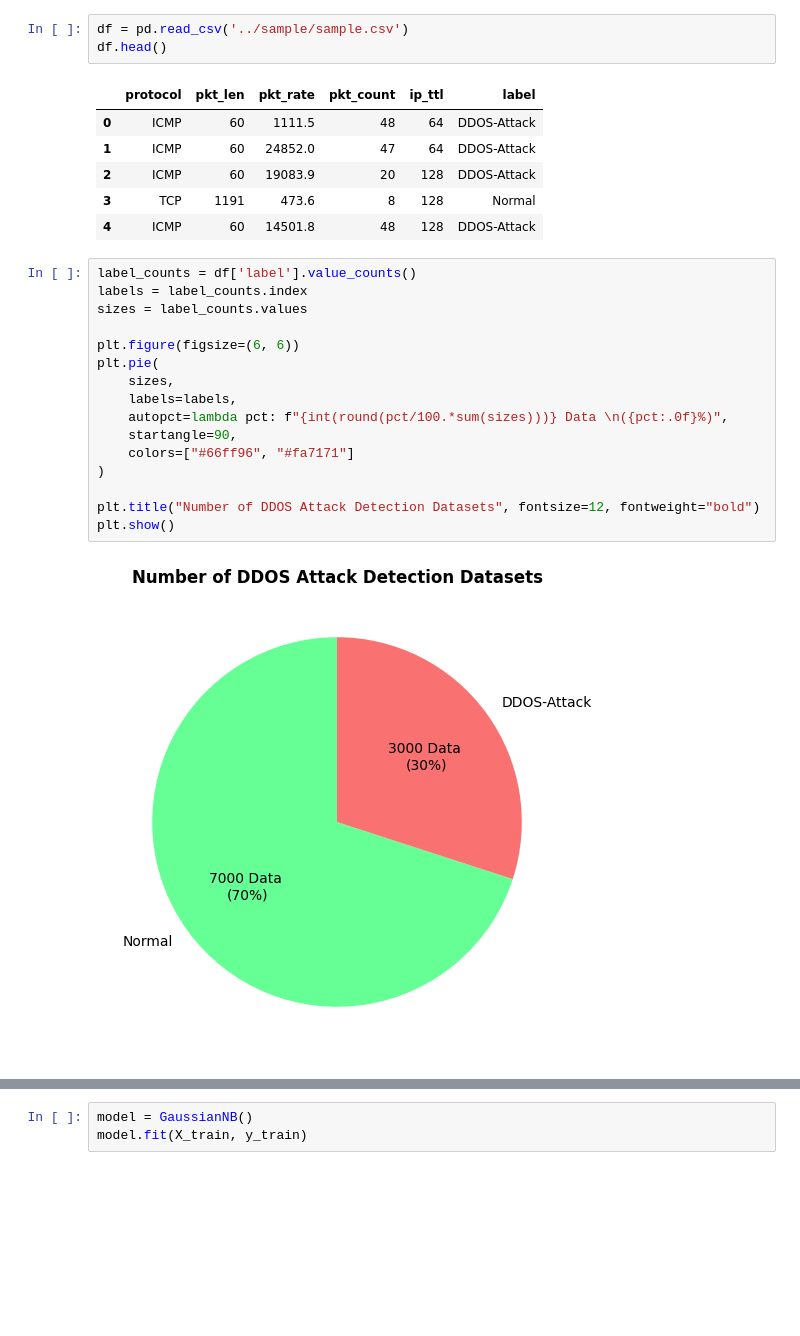
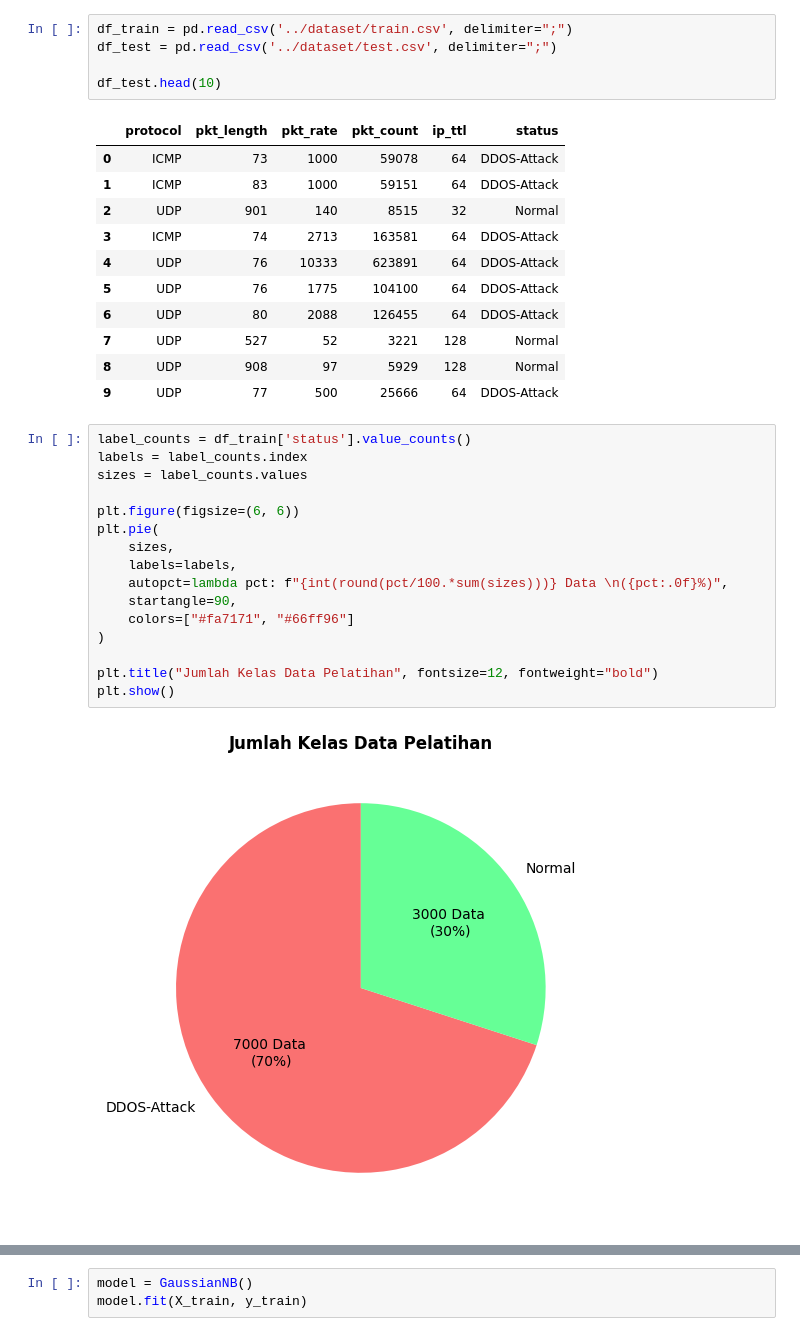
Before and after one commit to Liando18/deteksi-ddos, a Jupyter notebook: model/pelatihan-model.ipynb, the cells around one changed output, grey strips where cells are left out. Cells and saved outputs as stored; diff of their text form; blank space fills up the shorter version.

```diff
--- a/model/pelatihan-model.ipynb
+++ b/model/pelatihan-model.ipynb
@@ -9,29 +9,36 @@ import matplotlib.pyplot as plt
 import joblib
 # %%
-df = pd.read_csv('../sample/sample.csv')
-df.head()
+df_train = pd.read_csv('../dataset/train.csv', delimiter=";")
+df_test = pd.read_csv('../dataset/test.csv', delimiter=";")
+
+df_test.head(10)
 # %% [output]
-|  | protocol | pkt_len | pkt_rate | pkt_count | ip_ttl | label |
-| 0 | ICMP | 60 | 1111.5 | 48 | 64 | DDOS-Attack |
-| 1 | ICMP | 60 | 24852.0 | 47 | 64 | DDOS-Attack |
-| 2 | ICMP | 60 | 19083.9 | 20 | 128 | DDOS-Attack |
-| 3 | TCP | 1191 | 473.6 | 8 | 128 | Normal |
-| 4 | ICMP | 60 | 14501.8 | 48 | 128 | DDOS-Attack |
+|  | protocol | pkt_length | pkt_rate | pkt_count | ip_ttl | status |
+| 0 | ICMP | 73 | 1000 | 59078 | 64 | DDOS-Attack |
+| 1 | ICMP | 83 | 1000 | 59151 | 64 | DDOS-Attack |
+| 2 | UDP | 901 | 140 | 8515 | 32 | Normal |
+| 3 | ICMP | 74 | 2713 | 163581 | 64 | DDOS-Attack |
+| 4 | UDP | 76 | 10333 | 623891 | 64 | DDOS-Attack |
+| 5 | UDP | 76 | 1775 | 104100 | 64 | DDOS-Attack |
+| 6 | UDP | 80 | 2088 | 126455 | 64 | DDOS-Attack |
+| 7 | UDP | 527 | 52 | 3221 | 128 | Normal |
+| 8 | UDP | 908 | 97 | 5929 | 128 | Normal |
+| 9 | UDP | 77 | 500 | 25666 | 64 | DDOS-Attack |
 # %%
-label_counts = df['label'].value_counts()
+label_counts = df_train['status'].value_counts()
 labels = label_counts.index
 sizes = label_counts.values
 
 plt.figure(figsize=(6, 6))
 plt.pie(
     sizes,
     labels=labels,
     autopct=lambda pct: f"{int(round(pct/100.*sum(sizes)))} Data \n({pct:.0f}%)",
     startangle=90,
-    colors=["#66ff96", "#fa7171"]
+    colors=["#fa7171", "#66ff96"]
 )
 
-plt.title("Number of DDOS Attack Detection Datasets", fontsize=12, fontweight="bold")
+plt.title("Jumlah Kelas Data Pelatihan", fontsize=12, fontweight="bold")
 plt.show()
 # %% [output]
-[figure, old version]
+[figure, new version]
```
Also changed, not shown: parts of 8 cells of this notebook, 15 other files.
